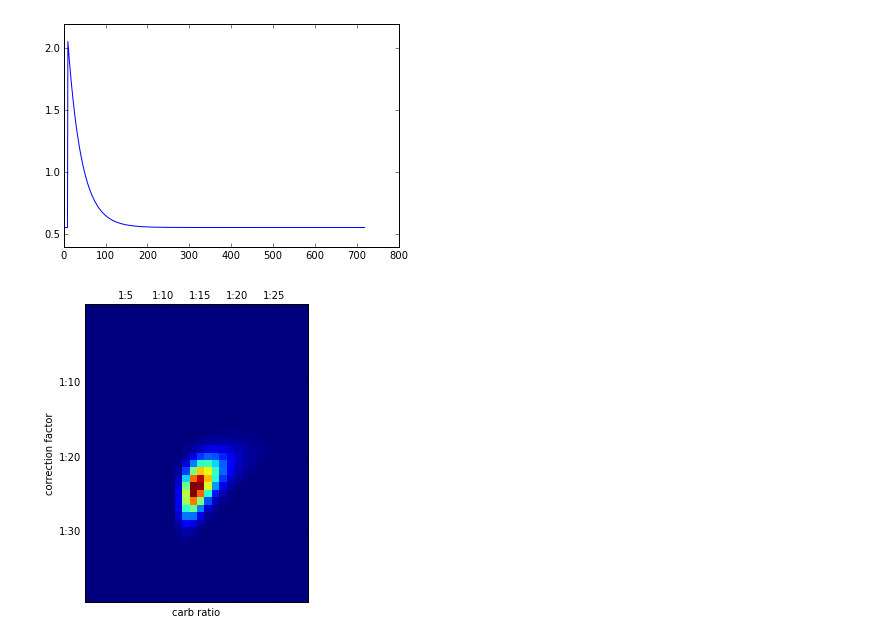
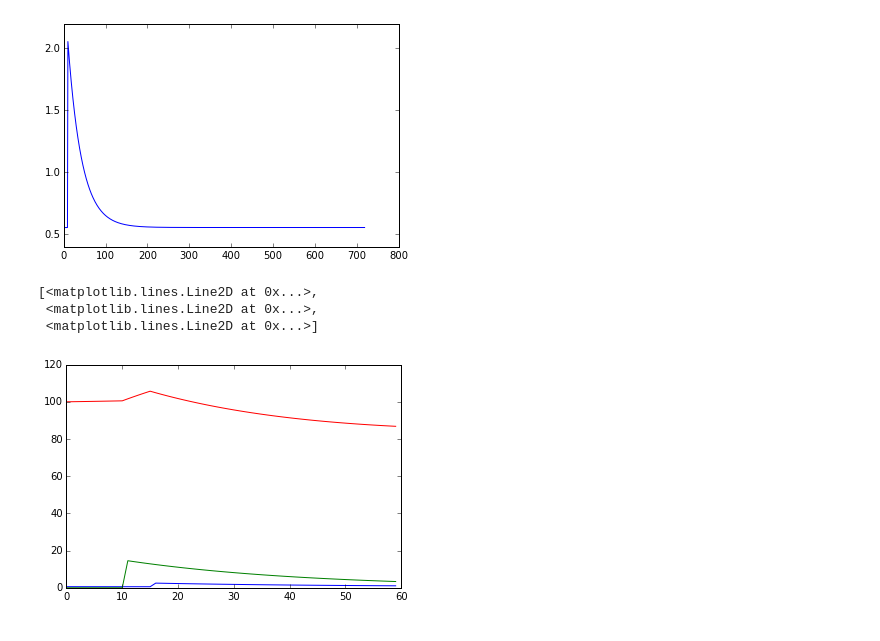
Before and after one commit to avh4/t1d-treatment, a Jupyter notebook: Glucose Discrete.ipynb, the cells around one changed output. Drawn from its saved outputs; the diff is of its cells as text; code cells hidden in the pictures.

```diff
--- a/Glucose Discrete.ipynb
+++ b/Glucose Discrete.ipynb
@@ -204,32 +1989,48 @@ pylab.plot(iob)
 total: 13.49963965692037
 [<matplotlib.lines.Line2D at 0x...>]
 [figure]
-# %%
-def likelihood(bg0, bg1, ins, carb, basal, corr, kf):
-    if kf == 0:
-        return 0
-    exp_bg1 = bg0 + float(carb)/kf*corr - ins*corr
-    bg_sigma = 20
-    return stats.norm.pdf(bg1, loc=exp_bg1, scale=bg_sigma)
-
-
-def update(th, bg0, bg1, ins, carb):
-    for basal in range(1):
-        for corr in range(40):
-            for food in range(30):
-                th[basal,corr,food] *= likelihood(bg0, bg1, ins, carb, basal, corr, food)
-    return normalize(th)
-
-th = normalize(np.ones((1, 40, 30)))
-th = update(th, 276, 61, 11, 30)
-th = update(th, 129, 175, 3, 40)
-th = update(th, 69, 103, 0, 30)
-th = update(th, 171, 69, 12, 120)
-pylab.matshow(th[0])
-pylab.ylabel("correction factor")
-pylab.yticks([10, 20, 30], ["1:10", "1:20", "1:30"])
-pylab.xlabel("carb ratio")
-pylab.xticks([5, 10, 15, 20, 25], ["1:5", "1:10", "1:15", "1:20", "1:25"])
-pylab.show()
-# %% [output]
-[figure, removed]
+# %%
+def step(data, food, bolus, basal, k_carb, k_corr, q_basal):
+    (iob0, cob0, bg0) = data
+    iob = iob0 + bolus + basal/60
+    cob = cob0 + food
+    di = (1-0.97)*iob
+    dc = (1-0.97)*cob # should be shorter, should model differently?
+    bg = bg0 - (di-q_basal/60)*k_corr + dc*k_carb
+    return (iob-di, cob-dc, bg)
+
+
+def likelihood(bg0, bg1, t0, t1, food, bolus, basals, k_carb, k_corr, q_basals):
+    t = t0
+    v = (0, 0, bg0)
+    if kf == 0:
+        return 0
+    exp_bg1 = bg0 + float(carb)/kf*corr - ins*corr
+    bg_sigma = 20
+    return stats.norm.pdf(bg1, loc=exp_bg1, scale=bg_sigma)
+
+
+def update(th, bg0, bg1, ins, carb):
+    print("update")
+    for corr in range(20,40):
+        for food in range(10,30):
+            for b1 in range(10):
+#                 for b7 in range(10):
+                    for b13 in range(10):
+#                         for b19 in range(10):
+                            basals = [
+                                (60*-12, b13/10.),
+#                                 (60*-6, b19/10.),
+                                (60*0, b1/10.),
+#                                 (60*6, b7/10.),
+                                (60*12, b13/10.),
+#                                 (60*18, b19/10.)
+                            ]
+                            l = likelihood(bg0, bg1, ins, carb, corr, food, basals)
+                            th[corr,food,b1,b13] *= l
+    return normalize(th)
+# %% [output]
+[<matplotlib.lines.Line2D at 0x...>,
+ <matplotlib.lines.Line2D at 0x...>,
+ <matplotlib.lines.Line2D at 0x...>]
+[figure, added]
```
Also changed, not shown: parts of 2 cells of this notebook.
